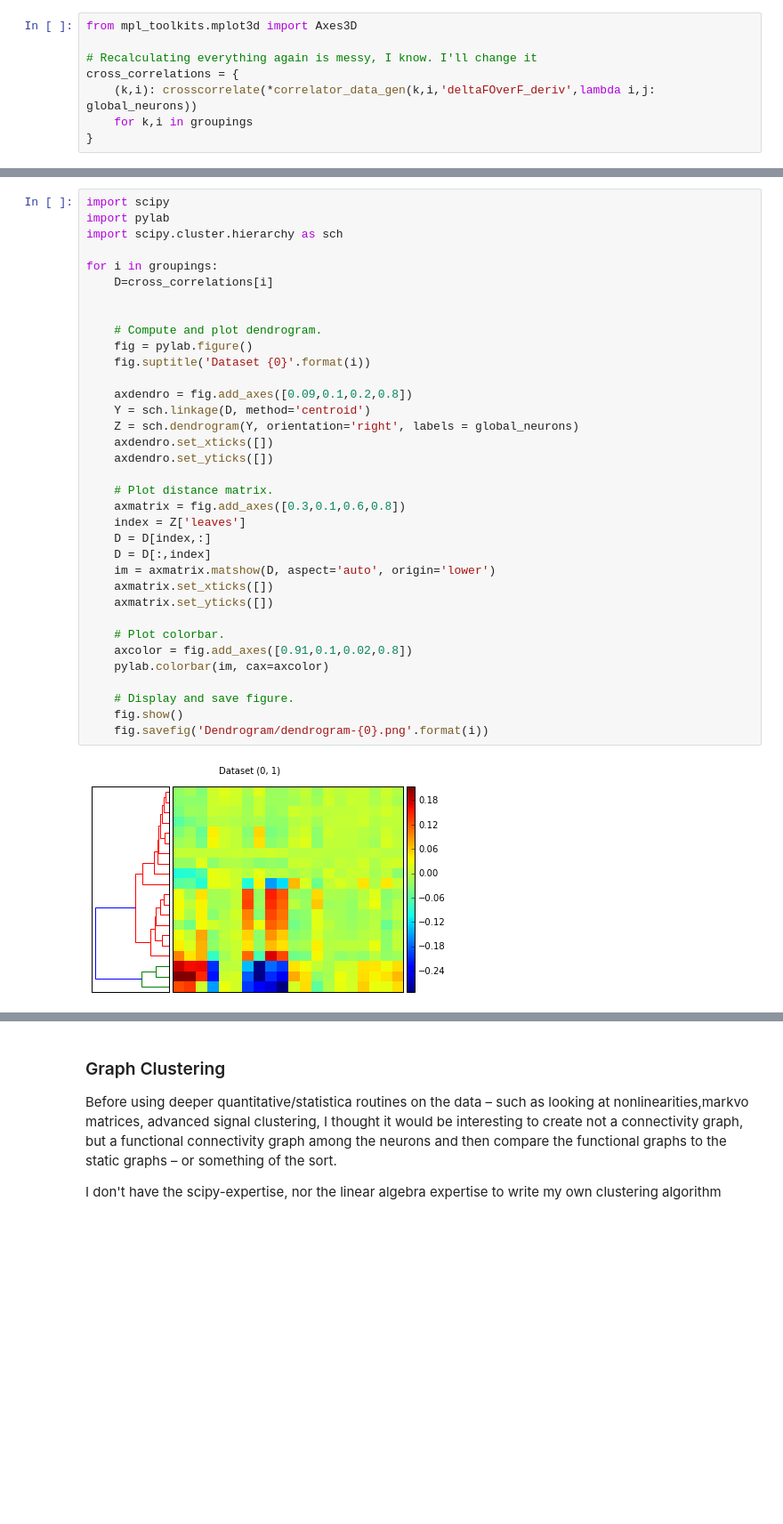
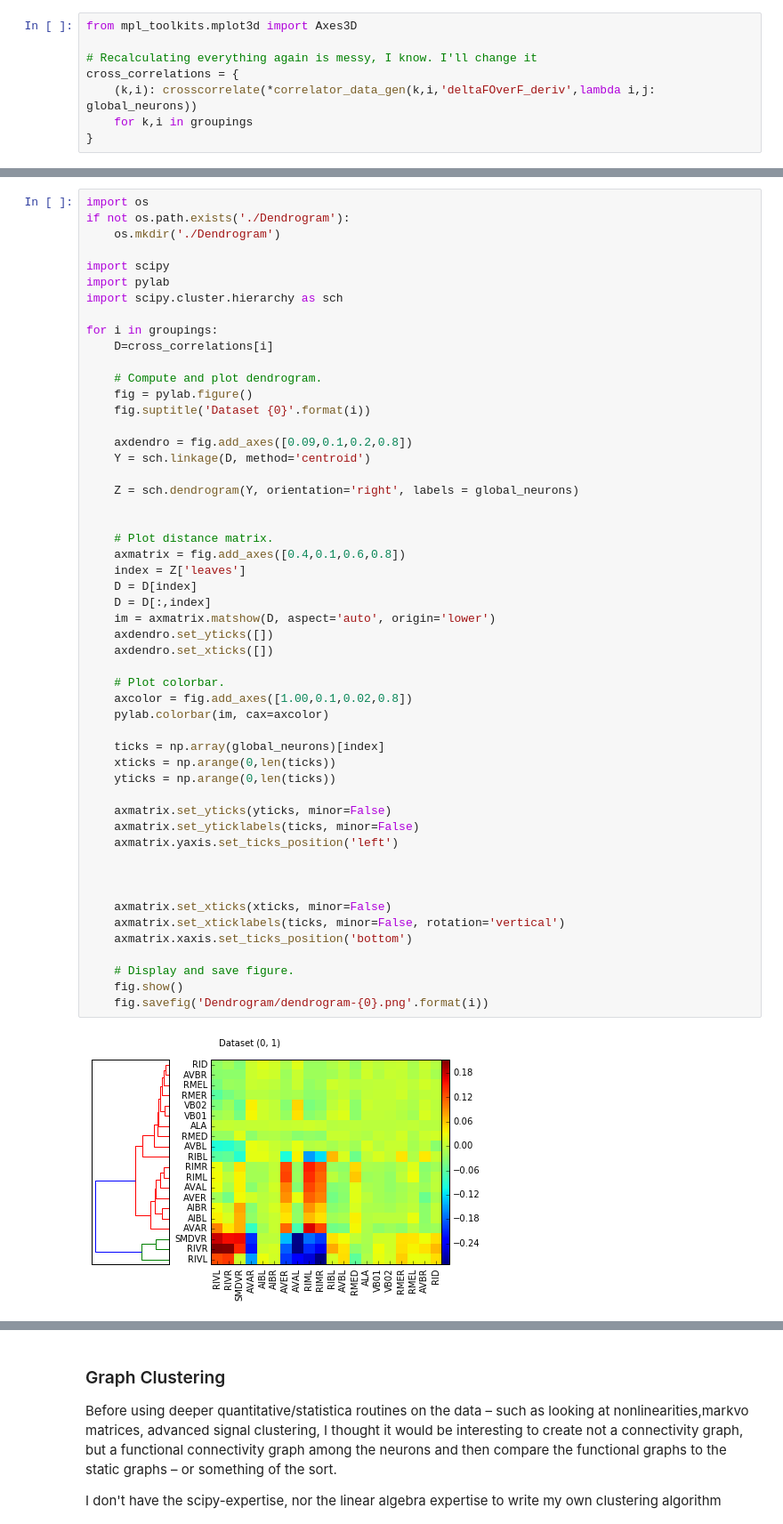
Before and after one commit to openworm/neuronal-analysis, a Jupyter notebook: laboratory/Katodata.ipynb, the cells around one changed output, grey strips where cells are left out. Shown at 89% size. Saved outputs shown, nothing was run; the diff lists cells and outputs as text; blank space fills up the shorter version.

Commit message:
agglomerative clustering in KatoData of global correlation matrices with dendrograms and neuron labels. Next step is plotting cluster memberships for similarity across datasets

```diff
--- a/laboratory/Katodata.ipynb
+++ b/laboratory/Katodata.ipynb
@@ -217,37 +238,54 @@ cross_correlations = {
 # %%
+import os
+if not os.path.exists('./Dendrogram'):
+    os.mkdir('./Dendrogram')
+
 import scipy
 import pylab
 import scipy.cluster.hierarchy as sch
 
 for i in groupings:
     D=cross_correlations[i]
 
-
     # Compute and plot dendrogram.
     fig = pylab.figure()
     fig.suptitle('Dataset {0}'.format(i))
 
     axdendro = fig.add_axes([0.09,0.1,0.2,0.8])
     Y = sch.linkage(D, method='centroid')
+
     Z = sch.dendrogram(Y, orientation='right', labels = global_neurons)
-    axdendro.set_xticks([])
-    axdendro.set_yticks([])
+
 
     # Plot distance matrix.
-    axmatrix = fig.add_axes([0.3,0.1,0.6,0.8])
+    axmatrix = fig.add_axes([0.4,0.1,0.6,0.8])
     index = Z['leaves']
-    D = D[index,:]
+    D = D[index]
     D = D[:,index]
     im = axmatrix.matshow(D, aspect='auto', origin='lower')
-    axmatrix.set_xticks([])
-    axmatrix.set_yticks([])
+    axdendro.set_yticks([])
+    axdendro.set_xticks([])
 
     # Plot colorbar.
-    axcolor = fig.add_axes([0.91,0.1,0.02,0.8])
+    axcolor = fig.add_axes([1.00,0.1,0.02,0.8])
     pylab.colorbar(im, cax=axcolor)
+
+    ticks = np.array(global_neurons)[index]
+    xticks = np.arange(0,len(ticks))
+    yticks = np.arange(0,len(ticks))
+
+    axmatrix.set_yticks(yticks, minor=False)
+    axmatrix.set_yticklabels(ticks, minor=False)
+    axmatrix.yaxis.set_ticks_position('left')
+
+
+
+    axmatrix.set_xticks(xticks, minor=False)
+    axmatrix.set_xticklabels(ticks, minor=False, rotation='vertical')
+    axmatrix.xaxis.set_ticks_position('bottom')
 
     # Display and save figure.
     fig.show()
     fig.savefig('Dendrogram/dendrogram-{0}.png'.format(i))
 # %% [output]
-[figure, old version]
+[figure, new version]
```
Also changed, not shown: parts of 5 cells of this notebook, 18 other files.
